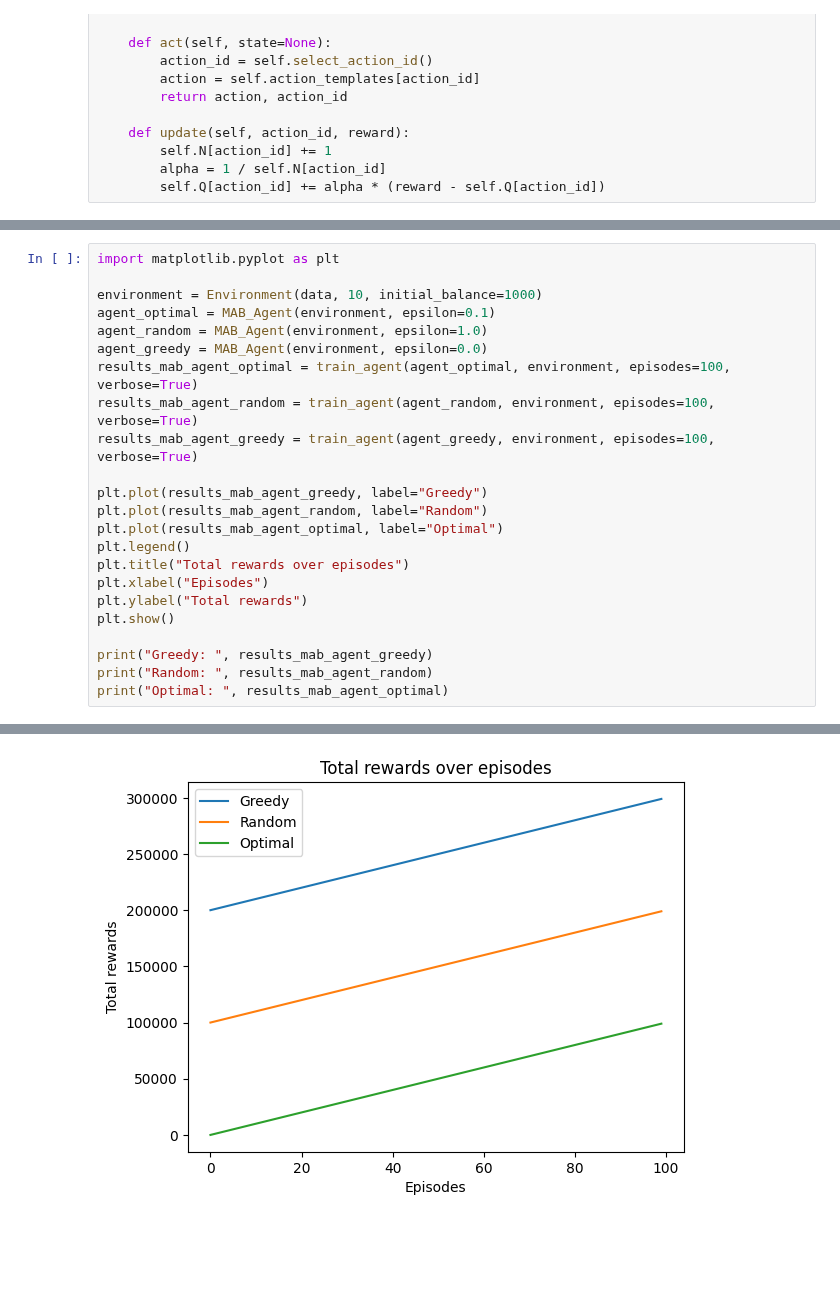
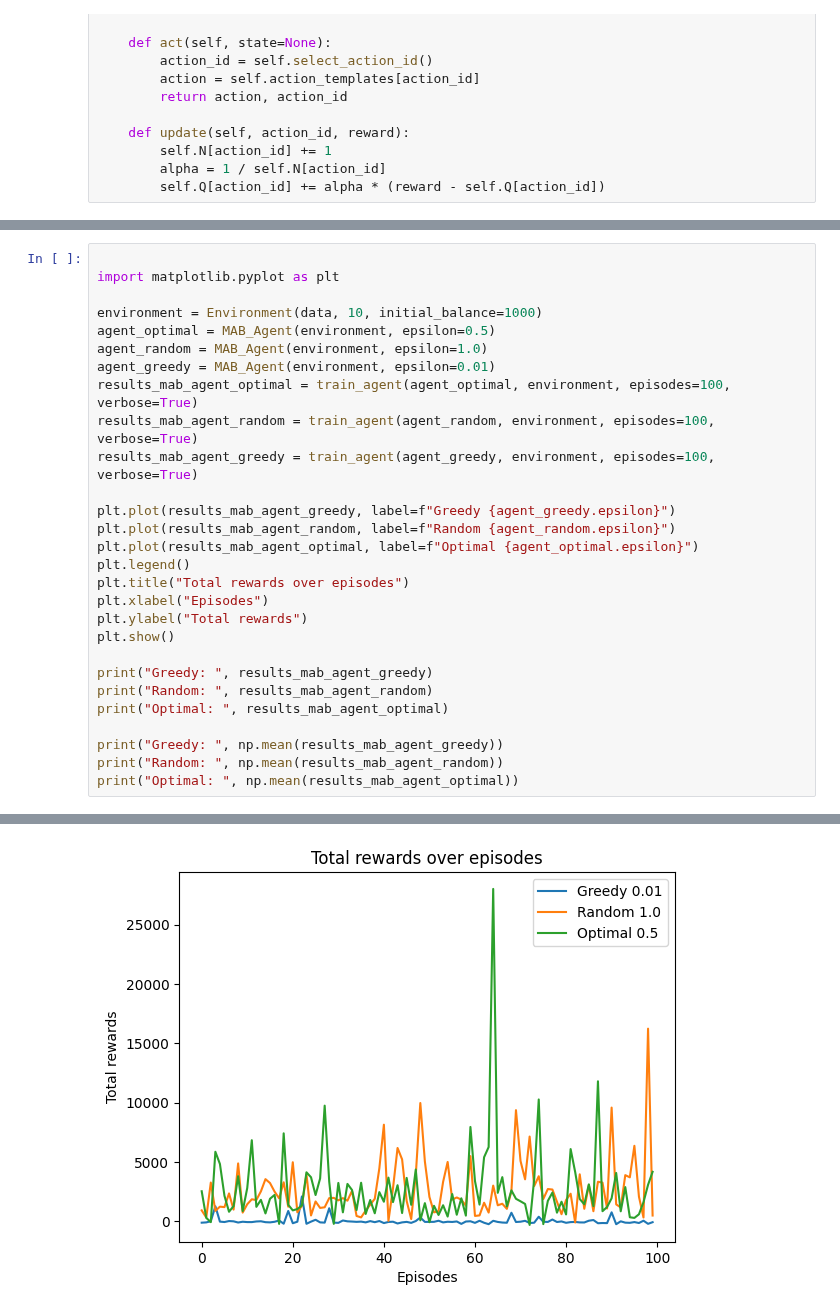
Before and after one commit to TXSpencer/Trading-Agent, a Jupyter notebook: src/main.ipynb, the cells around one changed output, grey strips where cells are left out. Drawn from its saved outputs; the diff is of its cells as text; blank space fills up the shorter version.

```diff
--- a/src/main.ipynb
+++ b/src/main.ipynb
@@ -232,17 +232,18 @@ results_mab_agent_optimal
 # %%
+
 import matplotlib.pyplot as plt
 
 environment = Environment(data, 10, initial_balance=1000)
-agent_optimal = MAB_Agent(environment, epsilon=0.1)
+agent_optimal = MAB_Agent(environment, epsilon=0.5)
 agent_random = MAB_Agent(environment, epsilon=1.0)
-agent_greedy = MAB_Agent(environment, epsilon=0.0)
+agent_greedy = MAB_Agent(environment, epsilon=0.01)
 results_mab_agent_optimal = train_agent(agent_optimal, environment, episodes=100, verbose=True)
 results_mab_agent_random = train_agent(agent_random, environment, episodes=100, verbose=True)
 results_mab_agent_greedy = train_agent(agent_greedy, environment, episodes=100, verbose=True)
 
-plt.plot(results_mab_agent_greedy, label="Greedy")
-plt.plot(results_mab_agent_random, label="Random")
-plt.plot(results_mab_agent_optimal, label="Optimal")
+plt.plot(results_mab_agent_greedy, label=f"Greedy {agent_greedy.epsilon}")
+plt.plot(results_mab_agent_random, label=f"Random {agent_random.epsilon}")
+plt.plot(results_mab_agent_optimal, label=f"Optimal {agent_optimal.epsilon}")
 plt.legend()
 plt.title("Total rewards over episodes")
 plt.xlabel("Episodes")
@@ -252,4 +253,8 @@ plt.show()
 print("Greedy: ", results_mab_agent_greedy)
 print("Random: ", results_mab_agent_random)
 print("Optimal: ", results_mab_agent_optimal)
+
+print("Greedy: ", np.mean(results_mab_agent_greedy))
+print("Random: ", np.mean(results_mab_agent_random))
+print("Optimal: ", np.mean(results_mab_agent_optimal))
 # %% [output]
@@ -273 +278 @@ print("Optimal: ", results_mab_agent_optimal)
-[figure, old version]
+[figure, new version]
```
Also changed, not shown: parts of 3 cells of this notebook.
